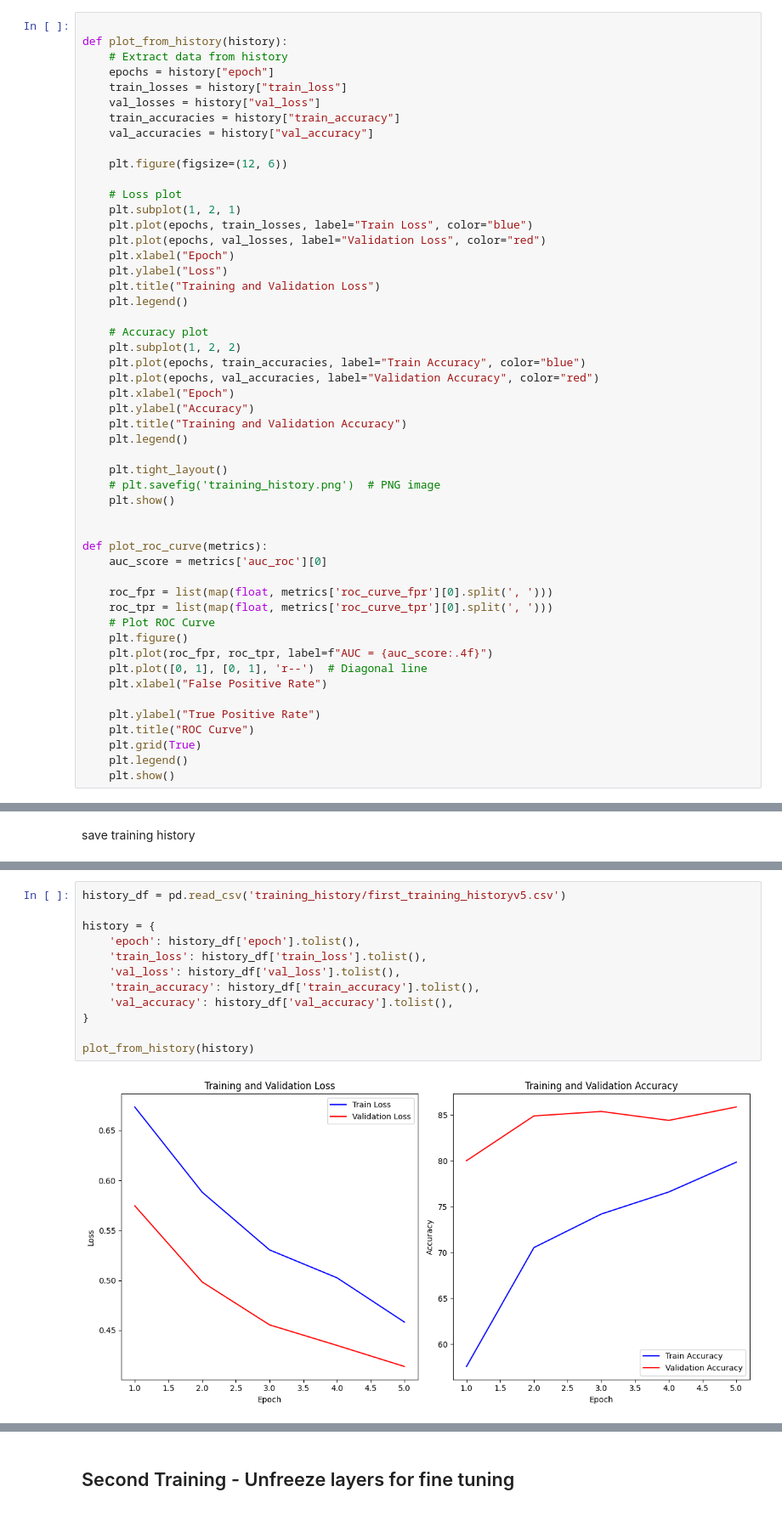
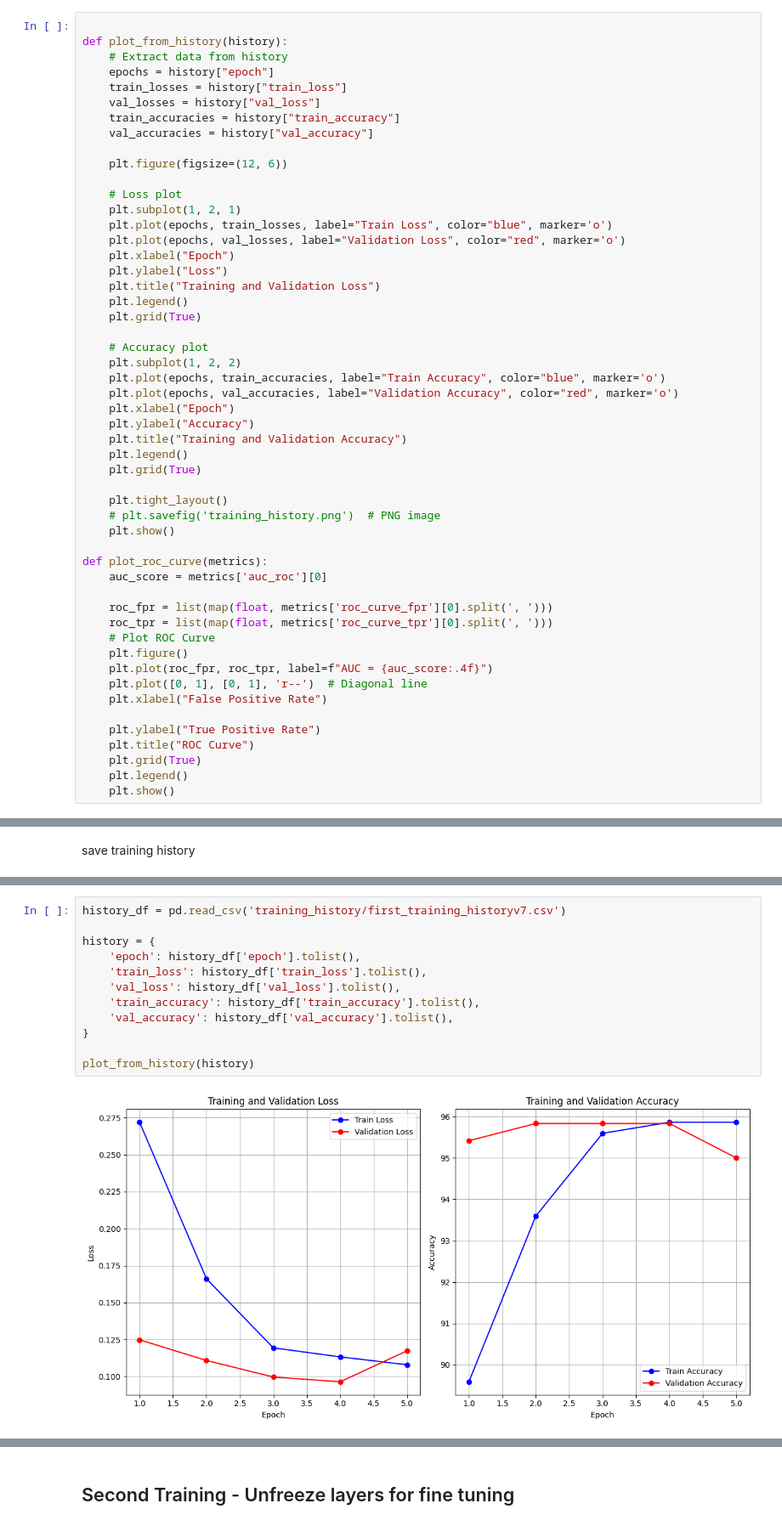
Before and after one commit to AzureSight/thesis_backend, a Jupyter notebook: MODELS/FinalModels.ipynb, the cells around one changed output, grey strips where cells are left out. Shown at 85% size. Saved outputs shown, nothing was run; the diff lists cells and outputs as text.

```diff
--- a/MODELS/FinalModels.ipynb
+++ b/MODELS/FinalModels.ipynb
@@ -596,26 +680,27 @@ def plot_from_history(history):
 
     # Loss plot
     plt.subplot(1, 2, 1)
-    plt.plot(epochs, train_losses, label="Train Loss", color="blue")
-    plt.plot(epochs, val_losses, label="Validation Loss", color="red")
+    plt.plot(epochs, train_losses, label="Train Loss", color="blue", marker='o')
+    plt.plot(epochs, val_losses, label="Validation Loss", color="red", marker='o')
     plt.xlabel("Epoch")
     plt.ylabel("Loss")
     plt.title("Training and Validation Loss")
     plt.legend()
+    plt.grid(True)
 
     # Accuracy plot
     plt.subplot(1, 2, 2)
-    plt.plot(epochs, train_accuracies, label="Train Accuracy", color="blue")
-    plt.plot(epochs, val_accuracies, label="Validation Accuracy", color="red")
+    plt.plot(epochs, train_accuracies, label="Train Accuracy", color="blue", marker='o')
+    plt.plot(epochs, val_accuracies, label="Validation Accuracy", color="red", marker='o')
     plt.xlabel("Epoch")
     plt.ylabel("Accuracy")
     plt.title("Training and Validation Accuracy")
     plt.legend()
+    plt.grid(True)
 
     plt.tight_layout()
     # plt.savefig('training_history.png')  # PNG image
     plt.show()
-
 
 def plot_roc_curve(metrics):
     auc_score = metrics['auc_roc'][0]
@@ -890,17 +950,17 @@ df.to_csv('training_history/first_training_historyv6.csv', index=False)
 # %%
-history_df = pd.read_csv('training_history/first_training_historyv5.csv')
+history_df = pd.read_csv('training_history/first_training_historyv7.csv')
 
 history = {
     'epoch': history_df['epoch'].tolist(),
     'train_loss': history_df['train_loss'].tolist(),
     'val_loss': history_df['val_loss'].tolist(),
     'train_accuracy': history_df['train_accuracy'].tolist(),
     'val_accuracy': history_df['val_accuracy'].tolist(),
 }
 
 plot_from_history(history)
 # %% [output]
-[figure, old version]
+[figure, new version]
 # %%
 import pandas as pd
 
```
Also changed, not shown: parts of 38 cells of this notebook, 16 other files.
